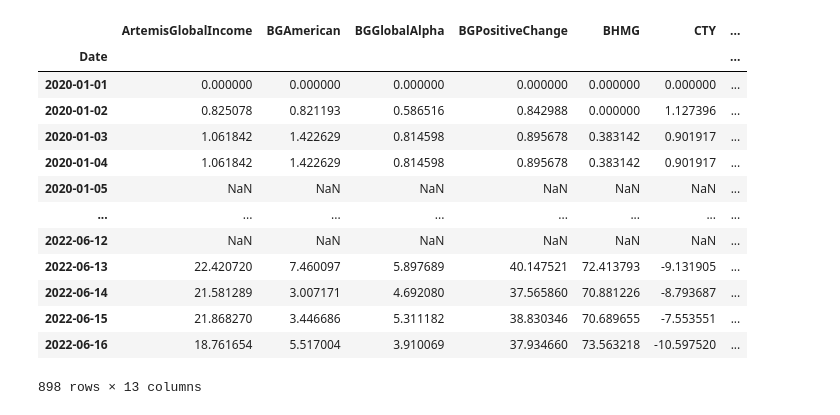
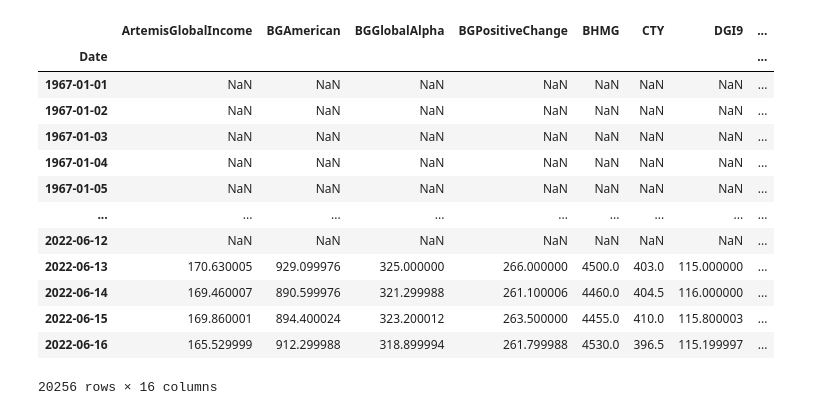
Before and after one commit to agrivas/portfolio-management, a Jupyter notebook: notebooks/Price History.ipynb, the cells around one changed output. Cells and saved outputs as stored; diff of their text form; code cells hidden in the pictures.

```diff
--- a/notebooks/Price History.ipynb
+++ b/notebooks/Price History.ipynb
@@ -1,20 +1,39 @@
 # %%
 import pandas as pd
 import glob
 import re
+import matplotlib.pyplot as plt
+%matplotlib notebook
 
 pd.options.mode.chained_assignment = None
 
 date_rng = pd.date_range(start='1/1/1967', end='16/06/2022', freq='D')
 daily_prices = pd.DataFrame(date_rng, columns = ['Date'])
 
 for file in glob.glob('../data/*.csv'):
     filename_match = re.search('[\w-]+?(?=\.)', file)
 
     df = pd.read_csv(file, parse_dates=['Date'], infer_datetime_format=True, usecols = ['Date','Close'])
     df = df.rename(columns = {'Close':filename_match.group()})
 
     daily_prices = pd.merge_asof(daily_prices, df, on='Date', tolerance=pd.Timedelta('1d'))
 
 daily_prices.set_index(daily_prices['Date'], inplace=True)
 del daily_prices['Date']
+
+daily_prices
+# %% [output]
+|  | ArtemisGlobalIncome | BGAmerican | BGGlobalAlpha | BGPositiveChange | BHMG | CTY | DGI9 | ... |
+| Date |  |  |  |  |  |  |  | ... |
+| 1967-01-01 | NaN | NaN | NaN | NaN | NaN | NaN | NaN | ... |
+| 1967-01-02 | NaN | NaN | NaN | NaN | NaN | NaN | NaN | ... |
+| 1967-01-03 | NaN | NaN | NaN | NaN | NaN | NaN | NaN | ... |
+| 1967-01-04 | NaN | NaN | NaN | NaN | NaN | NaN | NaN | ... |
+| 1967-01-05 | NaN | NaN | NaN | NaN | NaN | NaN | NaN | ... |
+| ... | ... | ... | ... | ... | ... | ... | ... | ... |
+| 2022-06-12 | NaN | NaN | NaN | NaN | NaN | NaN | NaN | ... |
+| 2022-06-13 | 170.630005 | 929.099976 | 325.000000 | 266.000000 | 4500.0 | 403.0 | 115.000000 | ... |
+| 2022-06-14 | 169.460007 | 890.599976 | 321.299988 | 261.100006 | 4460.0 | 404.5 | 116.000000 | ... |
+| 2022-06-15 | 169.860001 | 894.400024 | 323.200012 | 263.500000 | 4455.0 | 410.0 | 115.800003 | ... |
+| 2022-06-16 | 165.529999 | 912.299988 | 318.899994 | 261.799988 | 4530.0 | 396.5 | 115.199997 | ... |
+20256 rows × 16 columns
@@ -23,27 +74,4 @@ study_period = daily_prices.loc['2020-01-01':'2022-06-16']
 # %%
-for fund in study_period.columns:
-    if fund == 'Date': continue
-    initial_value = study_period[fund].iloc[0]
-    if pd.isna(initial_value) == False:
-        study_period.loc[:, [fund]] = study_period[fund] / initial_value
-        study_period.loc[:, [fund]] = study_period[fund] - 1
-        study_period.loc[:, [fund]] = study_period[fund] * 100
-    else:
-        del study_period[fund]
-
-study_period
+def add_portfolio_with_2(df, name, values):
+    if values[0] not in df or values[2] not in df: return
+    df[name] = values[1] * df[values[0]] + values[3] * df[values[2]]
-# %% [output]
-|  | ArtemisGlobalIncome | BGAmerican | BGGlobalAlpha | BGPositiveChange | BHMG | CTY | ... |
-| Date |  |  |  |  |  |  | ... |
-| 2020-01-01 | 0.000000 | 0.000000 | 0.000000 | 0.000000 | 0.000000 | 0.000000 | ... |
-| 2020-01-02 | 0.825078 | 0.821193 | 0.586516 | 0.842988 | 0.000000 | 1.127396 | ... |
-| 2020-01-03 | 1.061842 | 1.422629 | 0.814598 | 0.895678 | 0.383142 | 0.901917 | ... |
-| 2020-01-04 | 1.061842 | 1.422629 | 0.814598 | 0.895678 | 0.383142 | 0.901917 | ... |
-| 2020-01-05 | NaN | NaN | NaN | NaN | NaN | NaN | ... |
-| ... | ... | ... | ... | ... | ... | ... | ... |
-| 2022-06-12 | NaN | NaN | NaN | NaN | NaN | NaN | ... |
-| 2022-06-13 | 22.420720 | 7.460097 | 5.897689 | 40.147521 | 72.413793 | -9.131905 | ... |
-| 2022-06-14 | 21.581289 | 3.007171 | 4.692080 | 37.565860 | 70.881226 | -8.793687 | ... |
-| 2022-06-15 | 21.868270 | 3.446686 | 5.311182 | 38.830346 | 70.689655 | -7.553551 | ... |
-| 2022-06-16 | 18.761654 | 5.517004 | 3.910069 | 37.934660 | 73.563218 | -10.597520 | ... |
-898 rows × 13 columns
```
Also changed, not shown: parts of 6 cells of this notebook, 4 other files.
